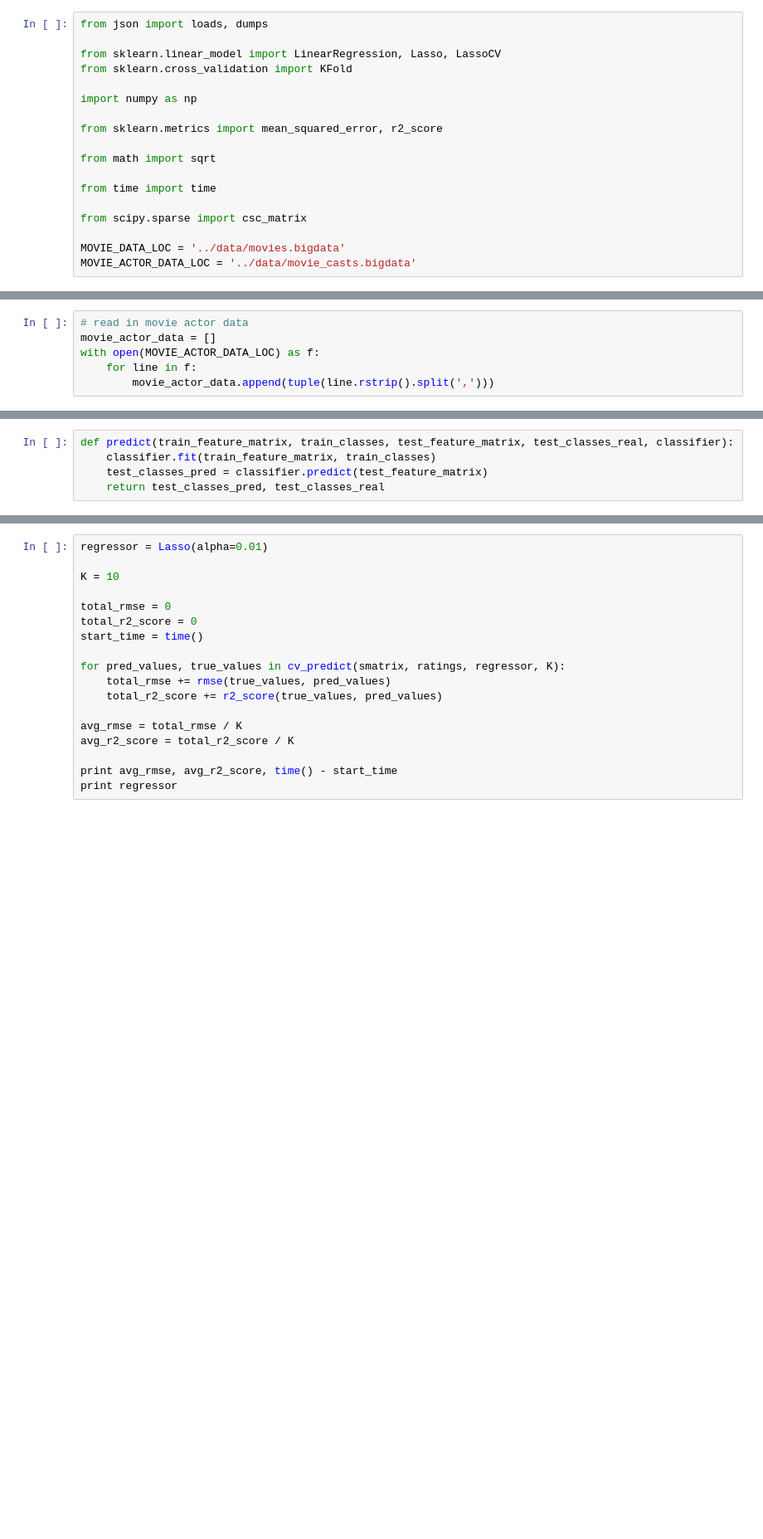
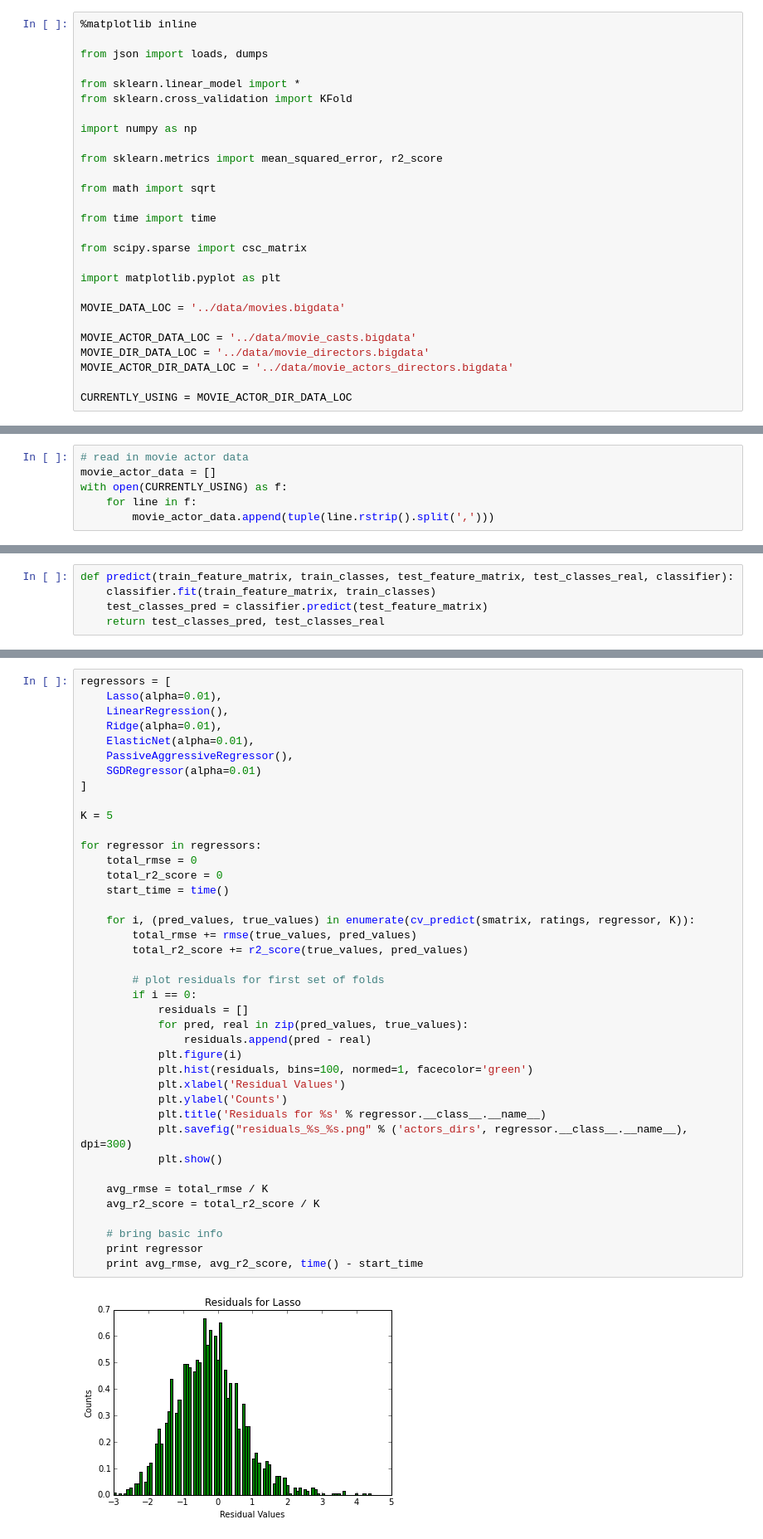
Before and after one commit to curtislb/MovieAnalysis, a Jupyter notebook: analysis/Actor vs. Rating Regression.ipynb, the cells around one changed output, grey strips where cells are left out. Shown: that part at 83% size. Drawn from its saved outputs; the diff is of its cells as text; blank space fills up the shorter version.

```diff
--- a/analysis/Actor vs. Rating Regression.ipynb
+++ b/analysis/Actor vs. Rating Regression.ipynb
@@ -1,7 +1,9 @@
 # %%
+%matplotlib inline
+
 from json import loads, dumps
 
-from sklearn.linear_model import LinearRegression, Lasso, LassoCV
+from sklearn.linear_model import *
 from sklearn.cross_validation import KFold
 
 import numpy as np
@@ -14,8 +16,15 @@ from time import time
 
 from scipy.sparse import csc_matrix
 
+import matplotlib.pyplot as plt
+
 MOVIE_DATA_LOC = '../data/movies.bigdata'
+
 MOVIE_ACTOR_DATA_LOC = '../data/movie_casts.bigdata'
+MOVIE_DIR_DATA_LOC = '../data/movie_directors.bigdata'
+MOVIE_ACTOR_DIR_DATA_LOC = '../data/movie_actors_directors.bigdata'
+
+CURRENTLY_USING = MOVIE_ACTOR_DIR_DATA_LOC
 # %%
 # read in movie data
 movie_data = []
@@ -25,7 +34,7 @@ with open(MOVIE_DATA_LOC) as f:
 # %%
 # read in movie actor data
 movie_actor_data = []
-with open(MOVIE_ACTOR_DATA_LOC) as f:
+with open(CURRENTLY_USING) as f:
     for line in f:
         movie_actor_data.append(tuple(line.rstrip().split(',')))
 # %%
@@ -119,21 +153,44 @@ for movie_ID in movie_index_mapping:
 
 smatrix = csc_matrix(matrix)
 # %%
-regressor = Lasso(alpha=0.01)
+regressors = [
+    Lasso(alpha=0.01),
+    LinearRegression(),
+    Ridge(alpha=0.01),
+    ElasticNet(alpha=0.01),
+    PassiveAggressiveRegressor(),
+    SGDRegressor(alpha=0.01)
+]
 
-K = 10
+K = 5
 
-total_rmse = 0
-total_r2_score = 0
-start_time = time()
+for regressor in regressors:
+    total_rmse = 0
+    total_r2_score = 0
+    start_time = time()
 
-for pred_values, true_values in cv_predict(smatrix, ratings, regressor, K):
-    total_rmse += rmse(true_values, pred_values)
-    total_r2_score += r2_score(true_values, pred_values)
+    for i, (pred_values, true_values) in enumerate(cv_predict(smatrix, ratings, regressor, K)):
+        total_rmse += rmse(true_values, pred_values)
+        total_r2_score += r2_score(true_values, pred_values)
 
-avg_rmse = total_rmse / K
-avg_r2_score = total_r2_score / K
+        # plot residuals for first set of folds
+        if i == 0:
+            residuals = []
+            for pred, real in zip(pred_values, true_values):
+                residuals.append(pred - real)
+            plt.figure(i)
+            plt.hist(residuals, bins=100, normed=1, facecolor='green')
+            plt.xlabel('Residual Values')
+            plt.ylabel('Counts')
+            plt.title('Residuals for %s' % regressor.__class__.__name__)
+            plt.savefig("residuals_%s_%s.png" % ('actors_dirs', regressor.__class__.__name__), dpi=300)
+            plt.show()
 
-print avg_rmse, avg_r2_score, time() - start_time
-print regressor
+    avg_rmse = total_rmse / K
+    avg_r2_score = total_r2_score / K
+
+    # bring basic info
+    print regressor
+    print avg_rmse, avg_r2_score, time() - start_time
 # %% [output]
+[figure, added]
```
Also changed, not shown: parts of 5 cells of this notebook, 47 other files.
